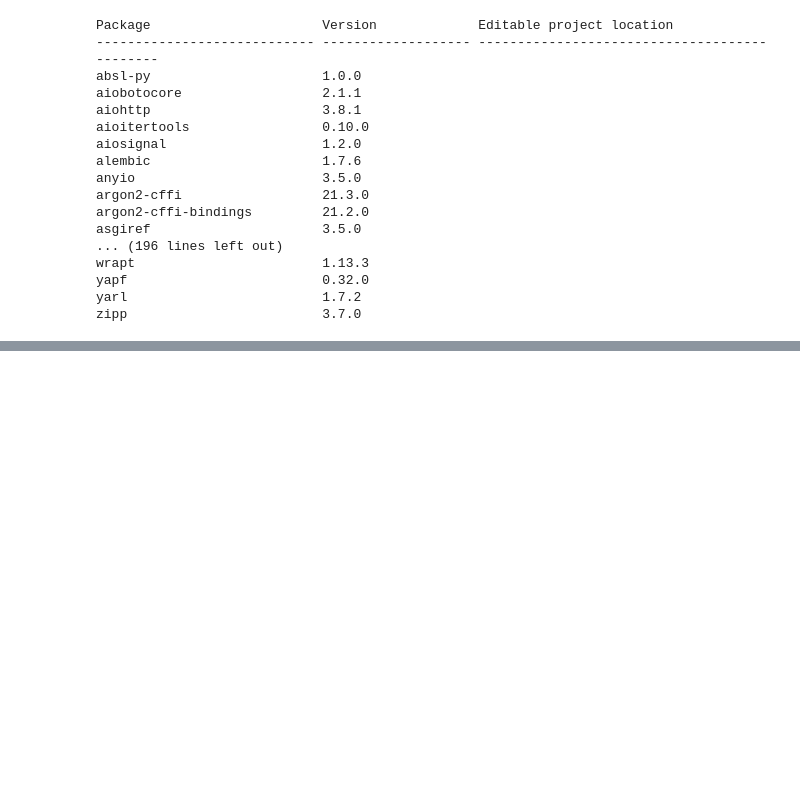
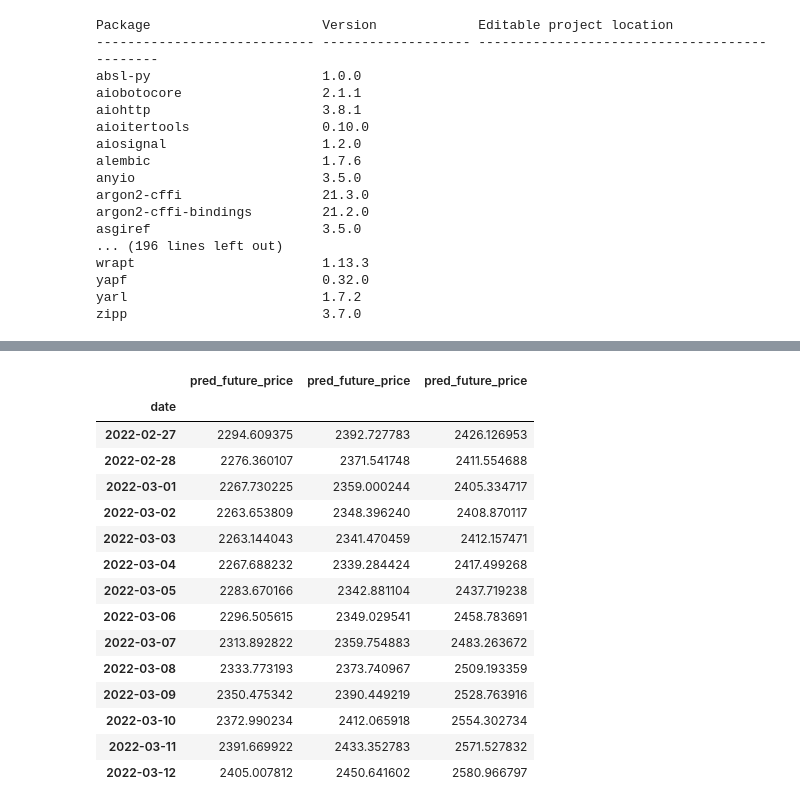
Before and after one commit to lamtrinh259/crypto_backend, a Jupyter notebook: notebooks/EDA.ipynb, the cells around one changed output, grey strips where cells are left out. Drawn from its saved outputs; the diff is of its cells as text; code cells hidden in the pictures; blank space fills up the shorter version.

```diff
--- a/notebooks/EDA.ipynb
+++ b/notebooks/EDA.ipynb
@@ -568,0 +772,19 @@ zipp                         3.7.0
+# %%
+df_plot['pred']
+# %% [output]
+|  | pred_future_price | pred_future_price | pred_future_price |
+| date |  |  |  |
+| 2022-02-27 | 2294.609375 | 2392.727783 | 2426.126953 |
+| 2022-02-28 | 2276.360107 | 2371.541748 | 2411.554688 |
+| 2022-03-01 | 2267.730225 | 2359.000244 | 2405.334717 |
+| 2022-03-02 | 2263.653809 | 2348.396240 | 2408.870117 |
+| 2022-03-03 | 2263.144043 | 2341.470459 | 2412.157471 |
+| 2022-03-04 | 2267.688232 | 2339.284424 | 2417.499268 |
+| 2022-03-05 | 2283.670166 | 2342.881104 | 2437.719238 |
+| 2022-03-06 | 2296.505615 | 2349.029541 | 2458.783691 |
+| 2022-03-07 | 2313.892822 | 2359.754883 | 2483.263672 |
+| 2022-03-08 | 2333.773193 | 2373.740967 | 2509.193359 |
+| 2022-03-09 | 2350.475342 | 2390.449219 | 2528.763916 |
+| 2022-03-10 | 2372.990234 | 2412.065918 | 2554.302734 |
+| 2022-03-11 | 2391.669922 | 2433.352783 | 2571.527832 |
+| 2022-03-12 | 2405.007812 | 2450.641602 | 2580.966797 |
```
Also changed, not shown: parts of 14 cells of this notebook, 25 other files.
